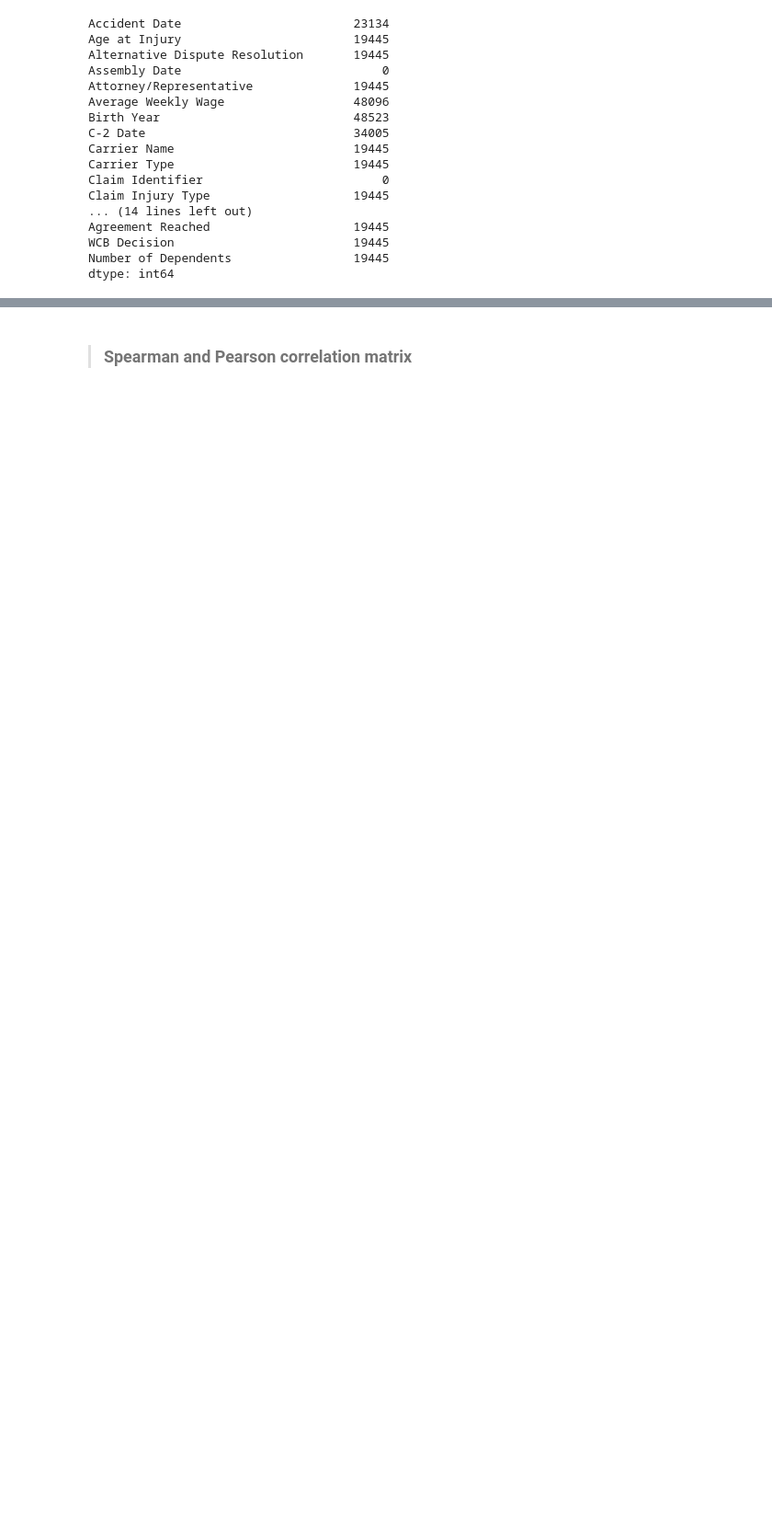
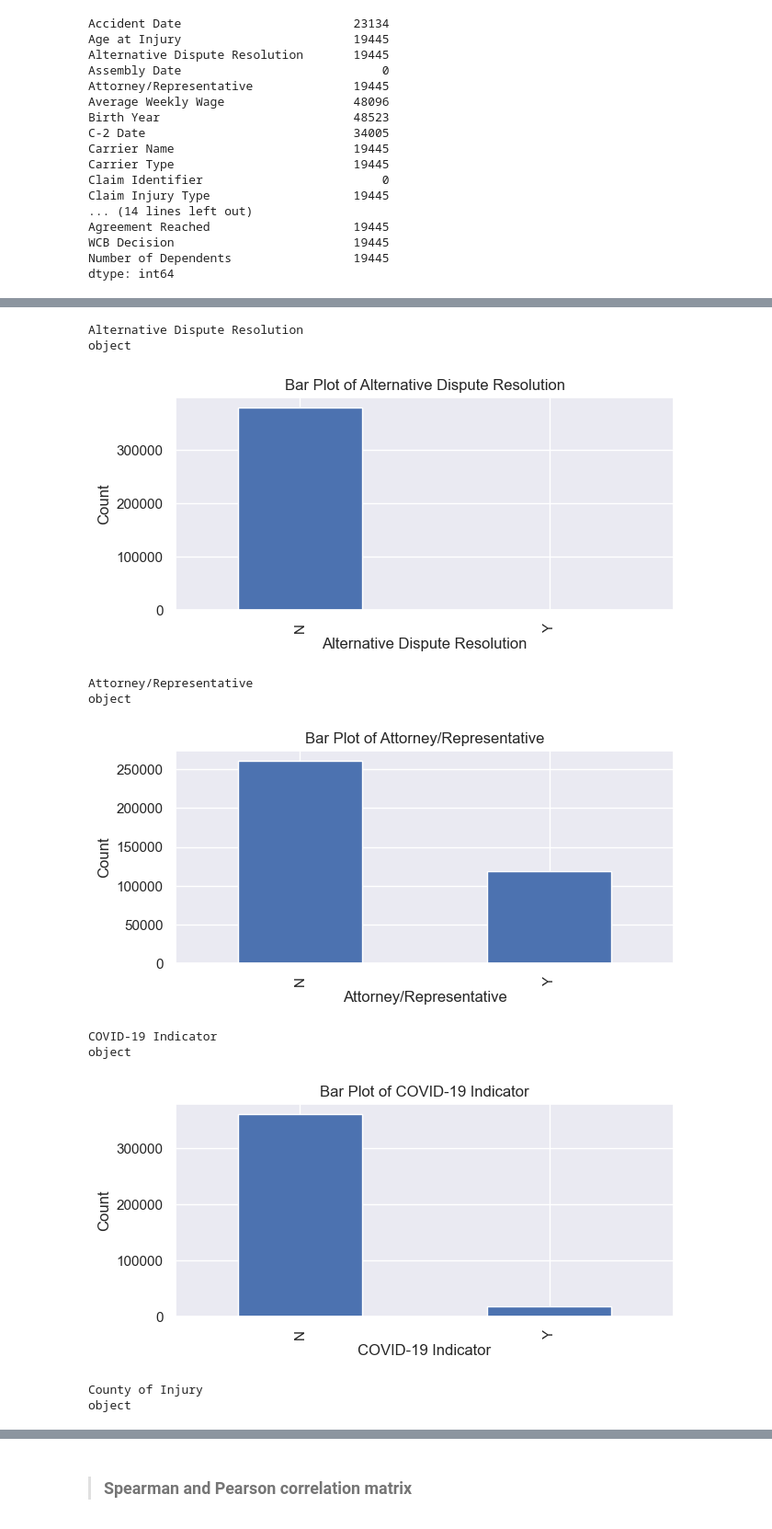
Before and after one commit to xandga/Machine_Learning_project, a Jupyter notebook: Deliverables/Notebook.ipynb, the cells around one changed output, grey strips where cells are left out. Shown at 92% size. Saved outputs shown, nothing was run; the diff lists cells and outputs as text; code cells hidden in the pictures; blank space fills up the shorter version.

```diff
--- a/Deliverables/Notebook.ipynb
+++ b/Deliverables/Notebook.ipynb
@@ -177,0 +342,15 @@ The <span style='color:Blue'> var()  </span> method allows us to check if there
+# %%
+features_categorical = [
+    'Alternative Dispute Resolution',
+    'Attorney/Representative',
+    'COVID-19 Indicator',
+    'County of Injury',
+    'Carrier Type',
+    'District Name',
+    'Gender',
+    'Industry Code Description',
+    'Medical Fee Region'
+]
+
+from sklearn.preprocessing import StandardScaler, OneHotEncoder
+from sklearn.compose import ColumnTransformer
@@ -177,0 +387,21 @@ The <span style='color:Blue'> var()  </span> method allows us to check if there
+# %%
+for feature in features_categorical:
+    print(feature)
+    print(X_train[feature].dtype)
+    X_train[feature].value_counts().plot(kind='bar', figsize=(7, 3))
+    plt.title(f'Bar Plot of {feature}')
+    plt.xlabel(feature)
+    plt.ylabel('Count')
+    plt.show()
+# %% [output]
+Alternative Dispute Resolution
+object
+[figure, added]
+Attorney/Representative
+object
+[figure, added]
+COVID-19 Indicator
+object
+[figure, added]
+County of Injury
+object
```
Also changed, not shown: parts of 60 cells of this notebook.
